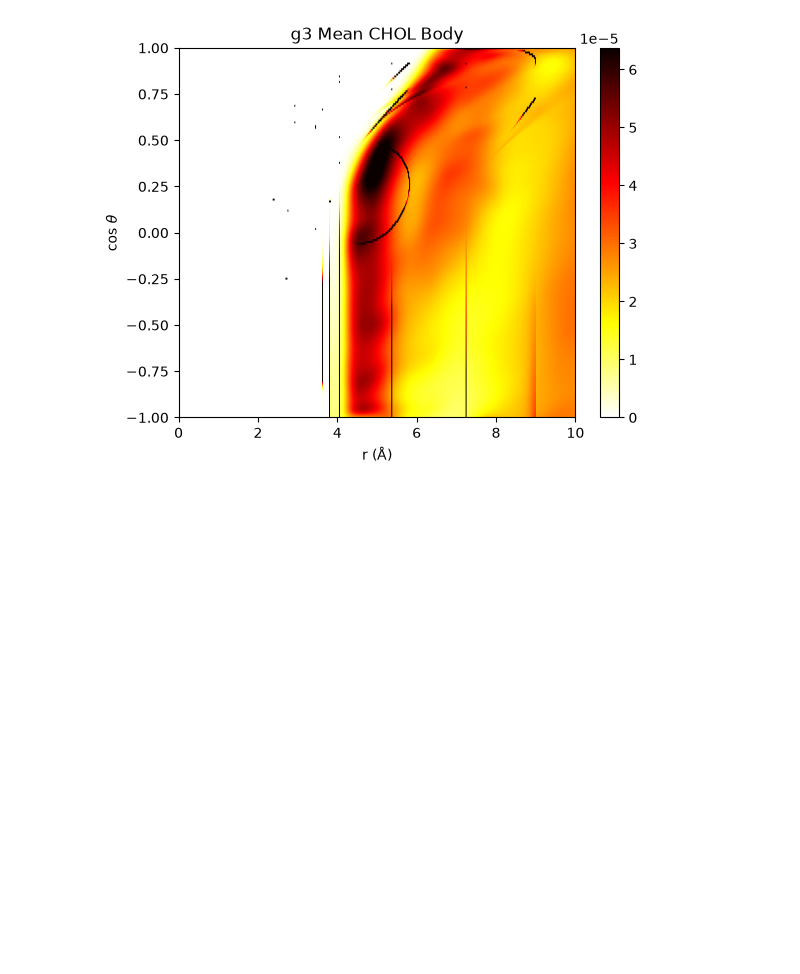
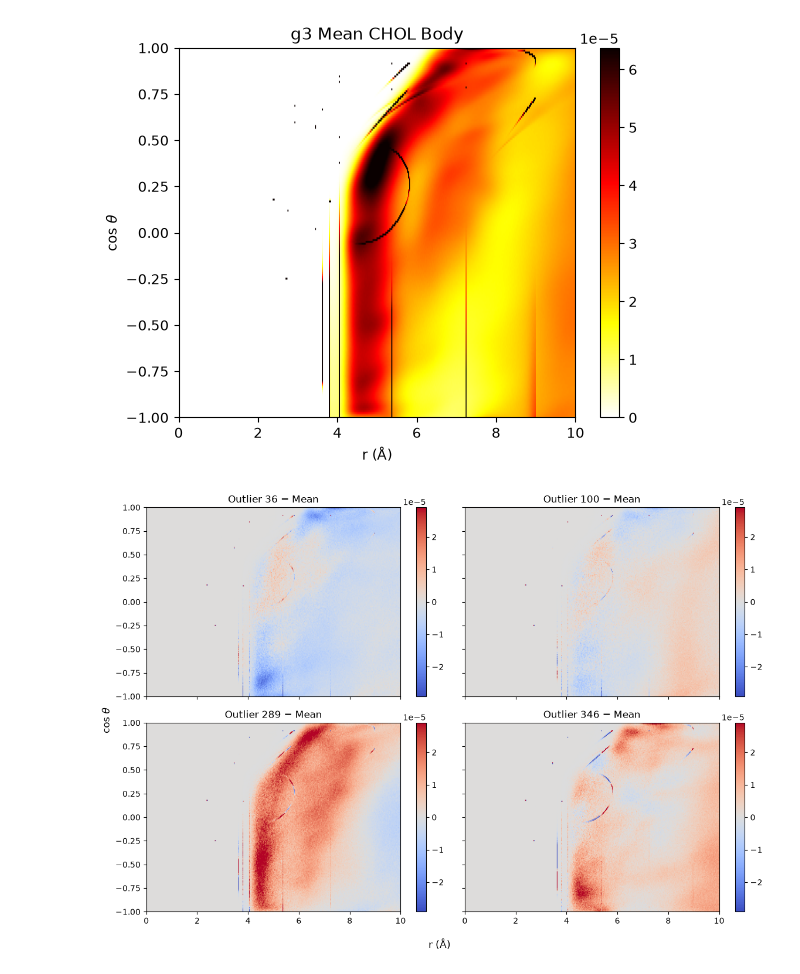
Before and after one commit to dylanhrojas/mouse-nmr, a Jupyter notebook: notebooks/05_nmr_chol_subpops.ipynb, the cells around one changed output. Cells and saved outputs as stored; diff of their text form; code cells hidden in the pictures; blank space fills up the shorter version.

```diff
--- a/notebooks/05_nmr_chol_subpops.ipynb
+++ b/notebooks/05_nmr_chol_subpops.ipynb
@@ -501,9 +545,14 @@ Index([22, 64, 193, 235], dtype='int64')
 # %%
-outliers = df_clusters[df_clusters["kmeans"] == 2].index.tolist()
+outliers = df_clusters[df_clusters["kmeans"] == 2].index.to_numpy()
+# %%
+resids = pd.Series(resids)
+
+# Obtener posiciones para body_data
+pos = resids[np.isin(resids, outliers)].index.tolist()
 # %%
 fig, axes = plt.subplots(2, 2, figsize=(12, 8), sharex=True, sharey=True)
 
-for ax, i in zip(axes.flat, outliers):
+for ax, i, idx_resid in zip(axes.flat, pos, outliers):
     im = ax.imshow(
         body_data[i].T,
         cmap="hot_r",
@@ -513,7 +562,7 @@ for ax, i in zip(axes.flat, outliers):
         aspect="auto",
         extent=[0, 10, -1, 1],
     )
-    ax.set_title(f"Outlier {i}")
+    ax.set_title(f"Outlier {idx_resid}")
     fig.colorbar(im, ax=ax)
 
 fig.supxlabel(r"r (Å)")
@@ -543,3 +592,28 @@ ax.set_ylabel(r"$\cos\,\theta$")
 plt.show()
 # %% [output]
 [figure]
+# %%
+fig, axes = plt.subplots(2, 2, figsize=(12, 8), sharex=True, sharey=True)
+
+diff_maps = [body_data[i] - mean_map for i in pos]
+vmax_diff = np.max([np.abs(np.quantile(d, [0.01, 0.99])).max() for d in diff_maps])
+
+for ax, diff, idx_resid in zip(axes.flat, diff_maps, outliers):
+    im = ax.imshow(
+        diff.T,
+        cmap="coolwarm",
+        vmin=-vmax_diff,
+        vmax=vmax_diff,
+        origin="lower",
+        aspect="auto",
+        extent=[0, 10, -1, 1],
+    )
+    ax.set_title(f"Outlier {idx_resid} − Mean")
+    fig.colorbar(im, ax=ax)
+
+fig.supxlabel(r"r (Å)")
+fig.supylabel(r"$\cos\,\theta$")
+fig.tight_layout()
+plt.show()
+# %% [output]
+[figure, added]
```
Also changed, not shown: parts of 20 cells of this notebook, 3 other files.
